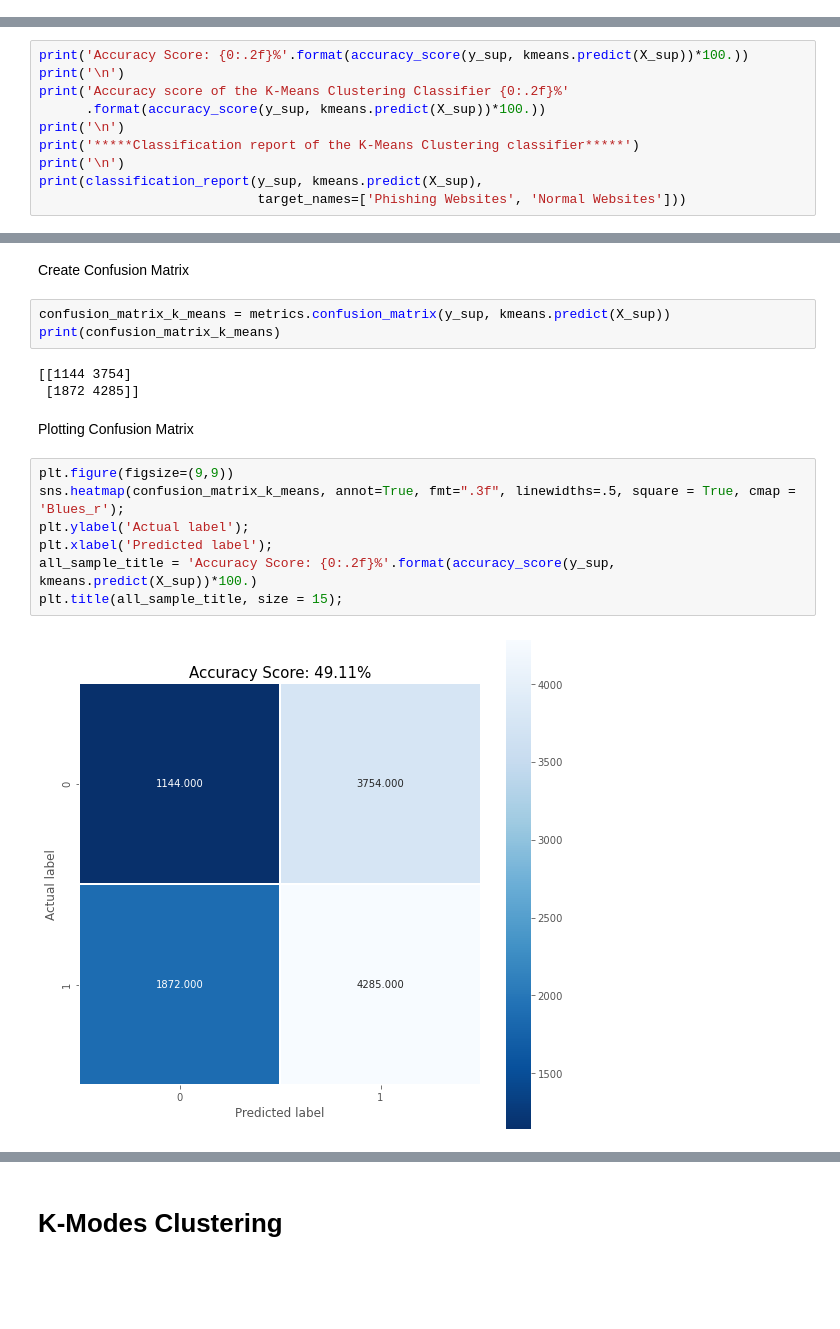
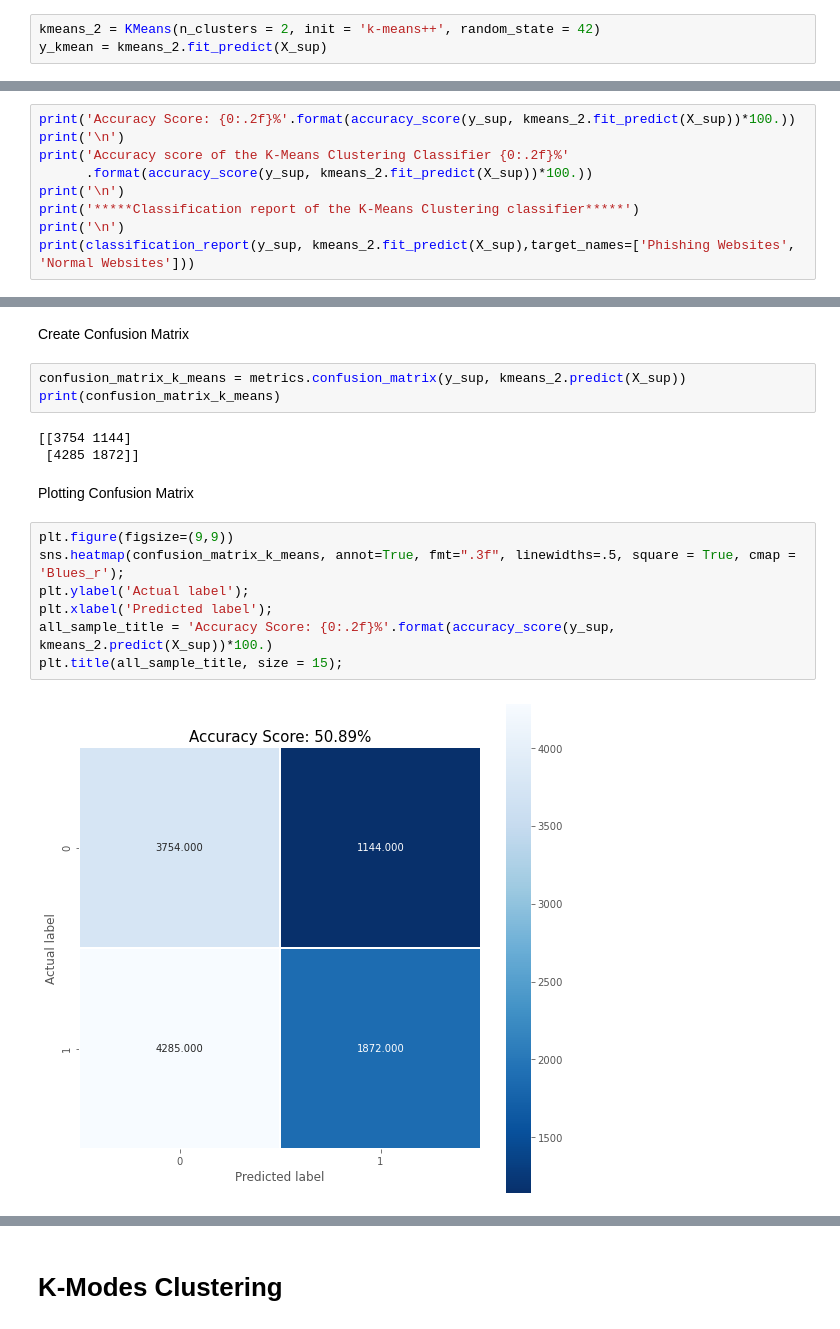
Before and after one commit to sachinshubhams/Website-Phishing, a Jupyter notebook: Supervised and Unsupervised Machine Learning.ipynb, the cells around one changed output, grey strips where cells are left out. Drawn from its saved outputs; the diff is of its cells as text; blank space fills up the shorter version.

```diff
--- a/Supervised and Unsupervised Machine Learning.ipynb
+++ b/Supervised and Unsupervised Machine Learning.ipynb
@@ -491,0 +520,3 @@ array([0, 1, 0, ..., 1, 0, 1])
+# %%
+kmeans_2 = KMeans(n_clusters = 2, init = 'k-means++', random_state = 42)
+y_kmean = kmeans_2.fit_predict(X_sup)
@@ -519,13 +586,12 @@ sns.factorplot(col='cluster', y=None, x='Result', data=cluster_df, kind='count')
 # %% [markdown]
 Calculate the Accuracy Score
 # %%
-print('Accuracy Score: {0:.2f}%'.format(accuracy_score(y_sup, kmeans.predict(X_sup))*100.))
+print('Accuracy Score: {0:.2f}%'.format(accuracy_score(y_sup, kmeans_2.fit_predict(X_sup))*100.))
 print('\n')
 print('Accuracy score of the K-Means Clustering Classifier {0:.2f}%'
-      .format(accuracy_score(y_sup, kmeans.predict(X_sup))*100.))
+      .format(accuracy_score(y_sup, kmeans_2.fit_predict(X_sup))*100.))
 print('\n')
 print('*****Classification report of the K-Means Clustering classifier*****')
 print('\n')
-print(classification_report(y_sup, kmeans.predict(X_sup),
-                            target_names=['Phishing Websites', 'Normal Websites']))
+print(classification_report(y_sup, kmeans_2.fit_predict(X_sup),target_names=['Phishing Websites', 'Normal Websites']))
 # %% [output]
@@ -549,22 +615,22 @@ Phishing Websites       0.38      0.23      0.29      4898
 # %% [markdown]
 Create Confusion Matrix
 # %%
-confusion_matrix_k_means = metrics.confusion_matrix(y_sup, kmeans.predict(X_sup))
+confusion_matrix_k_means = metrics.confusion_matrix(y_sup, kmeans_2.predict(X_sup))
 print(confusion_matrix_k_means)
 # %% [output]
-[[1144 3754]
- [1872 4285]]
+[[3754 1144]
+ [4285 1872]]
 # %% [markdown]
 Plotting Confusion Matrix
 # %%
 plt.figure(figsize=(9,9))
 sns.heatmap(confusion_matrix_k_means, annot=True, fmt=".3f", linewidths=.5, square = True, cmap = 'Blues_r');
 plt.ylabel('Actual label');
 plt.xlabel('Predicted label');
-all_sample_title = 'Accuracy Score: {0:.2f}%'.format(accuracy_score(y_sup, kmeans.predict(X_sup))*100.)
+all_sample_title = 'Accuracy Score: {0:.2f}%'.format(accuracy_score(y_sup, kmeans_2.predict(X_sup))*100.)
 plt.title(all_sample_title, size = 15);
 # %% [output]
-[figure, old version]
+[figure, new version]
 # %% [markdown]
 The Confusion Matrix tells us the following:
 
```
Also changed, not shown: parts of 74 cells of this notebook.
